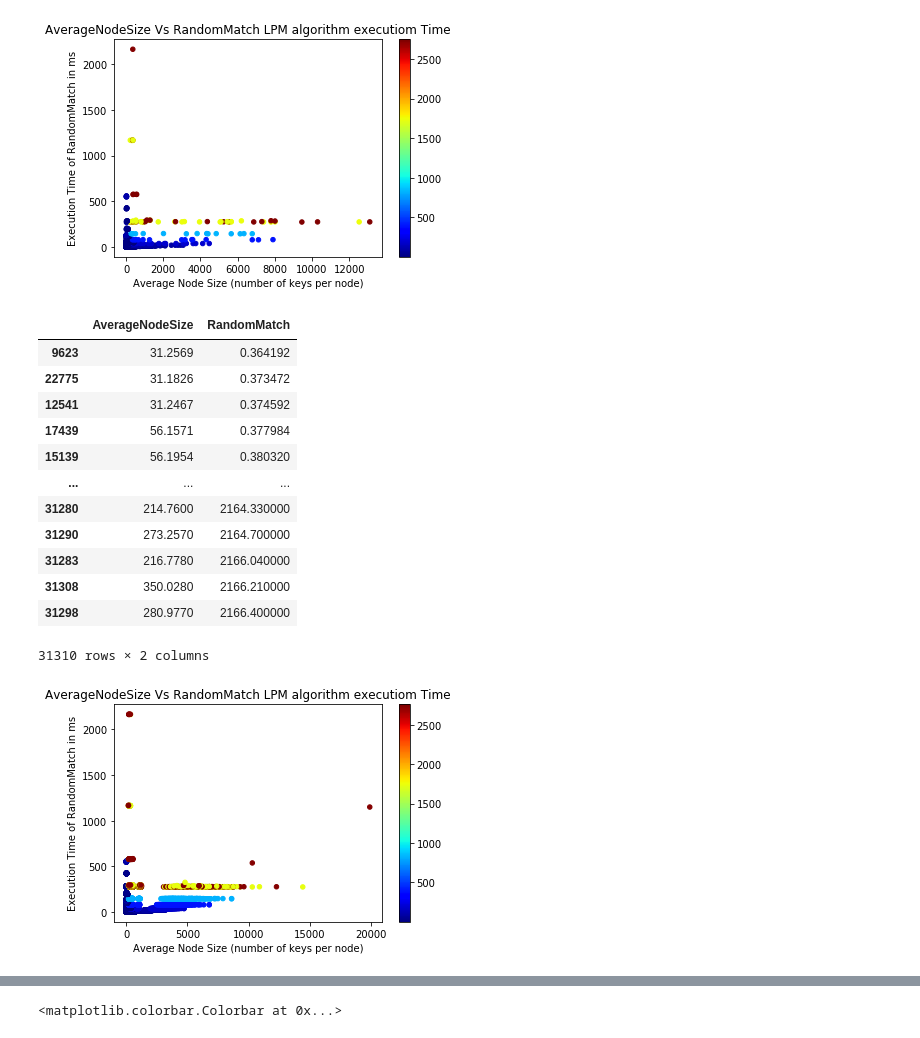
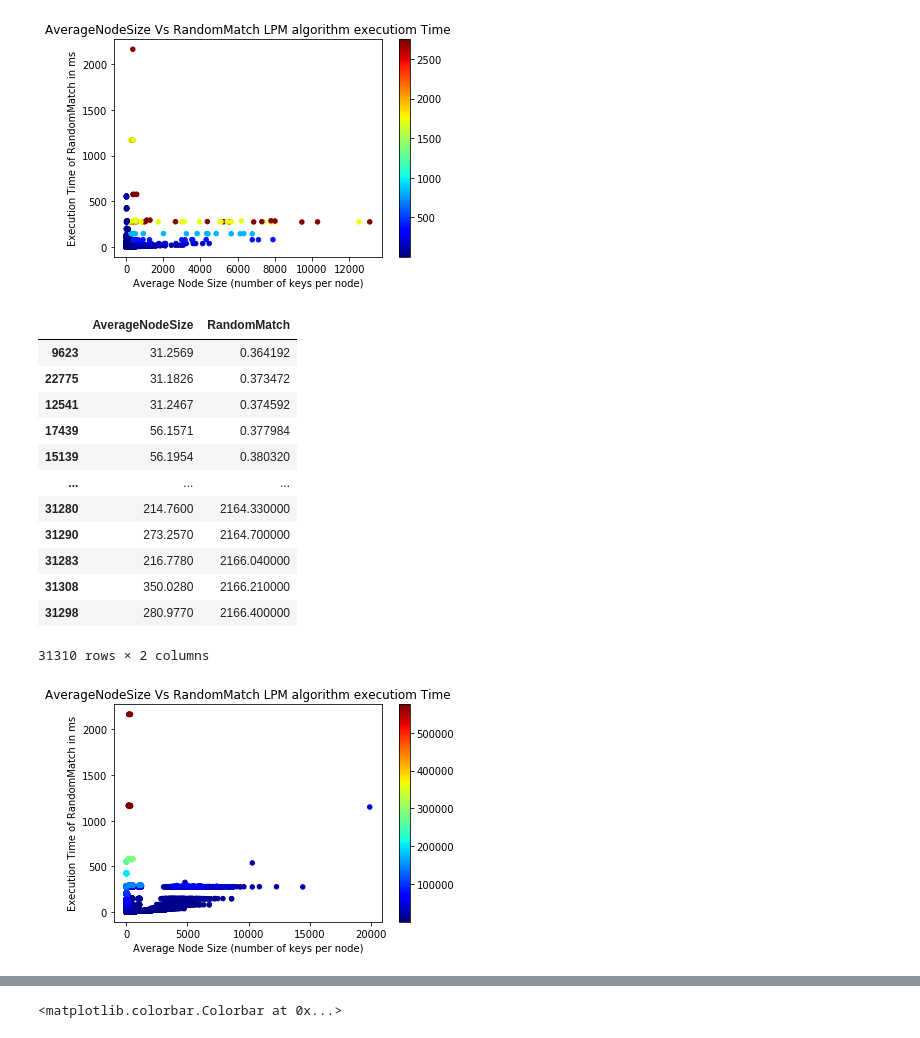
Before and after one commit to matrackif/TrieStrides, a Jupyter notebook: flavors_data_analysis.ipynb, the cells around one changed output, grey strips where cells are left out. Drawn from its saved outputs; the diff is of its cells as text; code cells hidden in the pictures.

```diff
--- a/flavors_data_analysis.ipynb
+++ b/flavors_data_analysis.ipynb
@@ -256,30 +256,30 @@ results_random_shuffled[['AverageNodeSize', 'RandomMatch']]
 # %%
 x = all_configs_5_strides['AverageNodeSize'].values
 y = all_configs_5_strides['RandomMatch'].values
-z = all_configs_5_strides['Match'].values
+z = all_configs_5_strides['MaxAverageNodeSize'].values
 plt.title("AverageNodeSize Vs RandomMatch LPM algorithm executiom Time")
 plt.xlabel("Average Node Size (number of keys per node)")
 plt.ylabel("Execution Time of RandomMatch in ms")
 plt.scatter(x, y, s=20, c=z, marker='o', cmap = cm.jet)
 plt.colorbar()
 
 all_configs_5_strides = all_configs_5_strides.sort_values('RandomMatch')
 all_configs_5_strides[['AverageNodeSize', 'RandomMatch']]
 # %% [output]
 |  | AverageNodeSize | RandomMatch |
 | 9623 | 31.2569 | 0.364192 |
 | 22775 | 31.1826 | 0.373472 |
 | 12541 | 31.2467 | 0.374592 |
 | 17439 | 56.1571 | 0.377984 |
 | 15139 | 56.1954 | 0.380320 |
 | ... | ... | ... |
 | 31280 | 214.7600 | 2164.330000 |
 | 31290 | 273.2570 | 2164.700000 |
 | 31283 | 216.7780 | 2166.040000 |
 | 31308 | 350.0280 | 2166.210000 |
 | 31298 | 280.9770 | 2166.400000 |
 31310 rows × 2 columns
-[figure, old version]
+[figure, new version]
 # %%
 x = all_configs_5_strides['MaxAverageNodeSize'].values
 y = all_configs_5_strides['RandomMatch'].values
```
Also changed, not shown: parts of 2 cells of this notebook.
